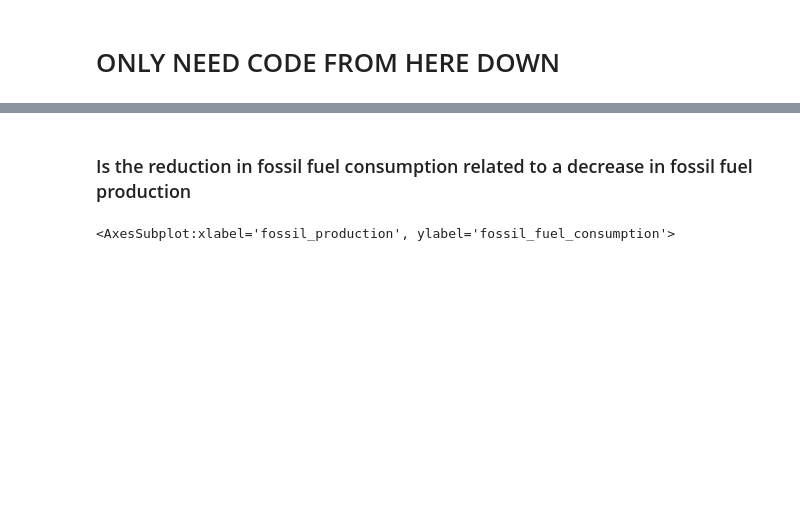
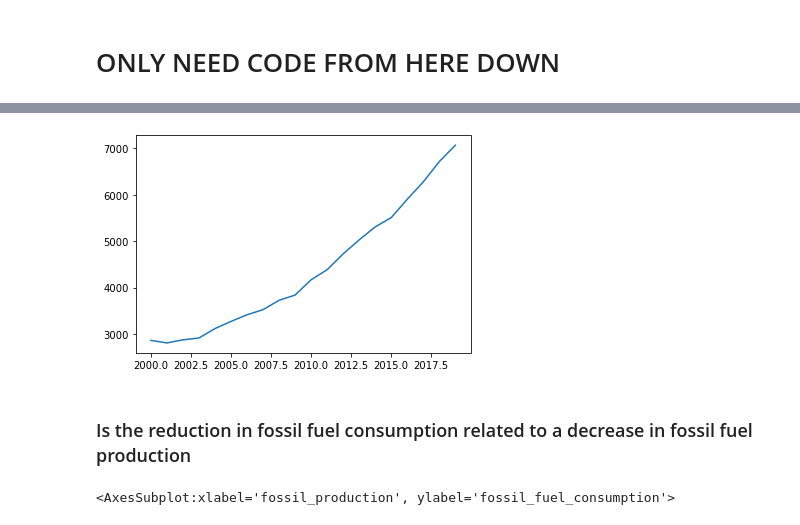
Before and after one commit to Adam-Omarali/BDC-Energy, a Jupyter notebook: DataAnalysis.ipynb, the cells around one changed output, grey strips where cells are left out. Cells and saved outputs as stored; diff of their text form; code cells hidden in the pictures; blank space fills up the shorter version.

```diff
--- a/DataAnalysis.ipynb
+++ b/DataAnalysis.ipynb
@@ -17,3 +33,7 @@ final = final.drop(['Unnamed: 0', 'Africa_ghg.1'], axis=1)
+# %%
+graphCleanP("renewables", "World")
+# %% [output]
+[figure, added]
 # %% [markdown]
 <h3>Is the reduction in fossil fuel consumption related to a decrease in fossil fuel production</h3>
 # %%
```
Also changed, not shown: parts of 12 cells of this notebook, 1 other file.
